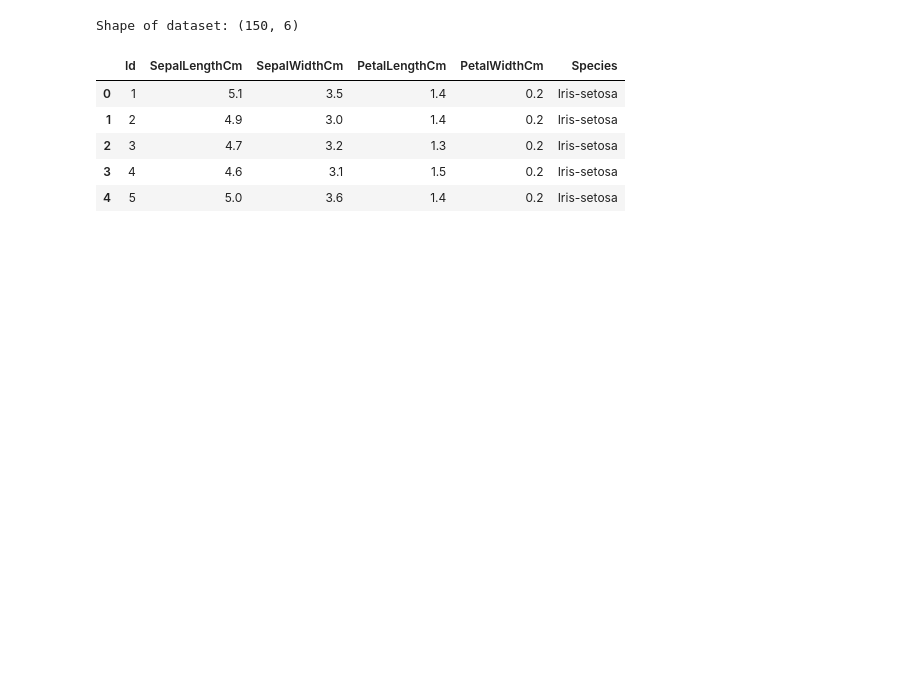
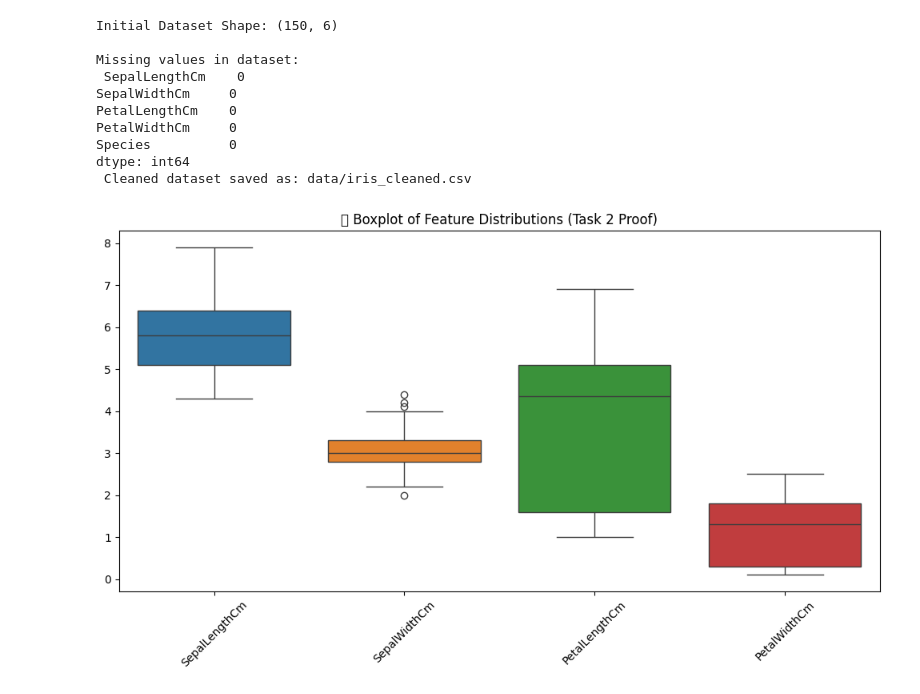
Before and after one commit to tirtha103/KNN-Classification-using-Iris-Dataset, a Jupyter notebook: notebooks/iris_knn_classifier.ipynb, the cells around one changed output. Drawn from its saved outputs; the diff is of its cells as text; code cells hidden in the pictures; blank space fills up the shorter version.

```diff
--- a/notebooks/iris_knn_classifier.ipynb
+++ b/notebooks/iris_knn_classifier.ipynb
@@ -1,18 +1,47 @@
 # %%
-# Step 1: Import libraries
+# Load the dataset
 import pandas as pd
 
-# Step 2: Load the dataset
-df = pd.read_csv('../data/iris.csv')
+df = pd.read_csv("C:/Users/dutta/Desktop/iris-knn-classification/data/iris.csv")
 
-# Step 3: Preview the dataset
-print("Shape of dataset:", df.shape)
-df.head()
+print("Initial Dataset Shape:", df.shape)
+
+# Task 1: Data Cleaning & Preprocessing
+
+# Drop the unnecessary ID column if present
+if 'Id' in df.columns:
+    df = df.drop('Id', axis=1)
+
+# Check for missing values
+print("\nMissing values in dataset:\n", df.isnull().sum())
+
+# Save the cleaned version
+df.to_csv("C:/Users/dutta/Desktop/iris-knn-classification/data/iris_cleaned.csv", index=False)
+print(" Cleaned dataset saved as: data/iris_cleaned.csv")
 # %% [output]
-Shape of dataset: (150, 6)
+Initial Dataset Shape: (150, 6)
+
+Missing values in dataset:
+ SepalLengthCm    0
+SepalWidthCm     0
+PetalLengthCm    0
+PetalWidthCm     0
+Species          0
+dtype: int64
+ Cleaned dataset saved as: data/iris_cleaned.csv
-|  | Id | SepalLengthCm | SepalWidthCm | PetalLengthCm | PetalWidthCm | Species |
-| 0 | 1 | 5.1 | 3.5 | 1.4 | 0.2 | Iris-setosa |
-| 1 | 2 | 4.9 | 3.0 | 1.4 | 0.2 | Iris-setosa |
-| 2 | 3 | 4.7 | 3.2 | 1.3 | 0.2 | Iris-setosa |
-| 3 | 4 | 4.6 | 3.1 | 1.5 | 0.2 | Iris-setosa |
-| 4 | 5 | 5.0 | 3.6 | 1.4 | 0.2 | Iris-setosa |
+# %%
+df = pd.read_csv("C:/Users/dutta/Desktop/iris-knn-classification/data/iris_cleaned.csv")
+# %%
+import seaborn as sns
+import matplotlib.pyplot as plt
+
+# ✅ EDA: Boxplot for feature distribution
+plt.figure(figsize=(10, 6))
+sns.boxplot(data=df.iloc[:, :-1])  # All columns except 'Species'
+plt.title("📦 Boxplot of Feature Distributions (Task 2 Proof)")
+plt.xticks(rotation=45)
+plt.tight_layout()
+plt.savefig("C:/Users/dutta/Desktop/iris-knn-classification/images/eda_boxplot.png")
+plt.show()
+# %% [output]
+[figure, added]
```
Also changed, not shown: parts of 7 cells of this notebook, 8 other files.
